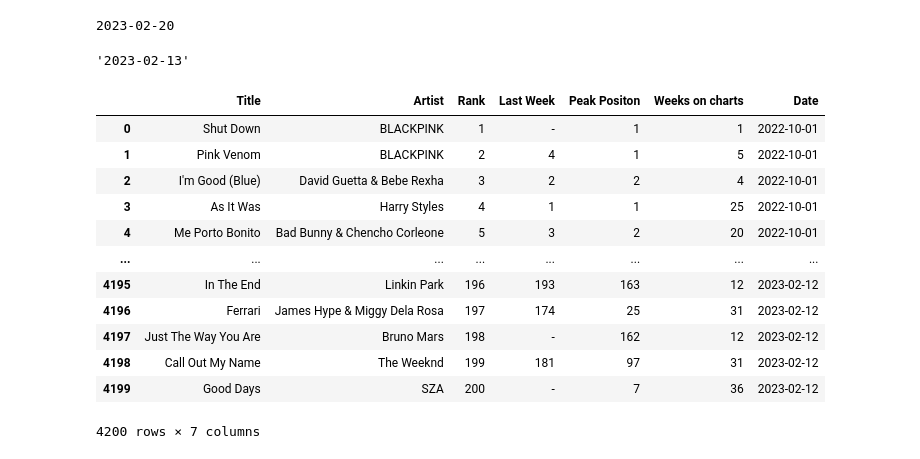
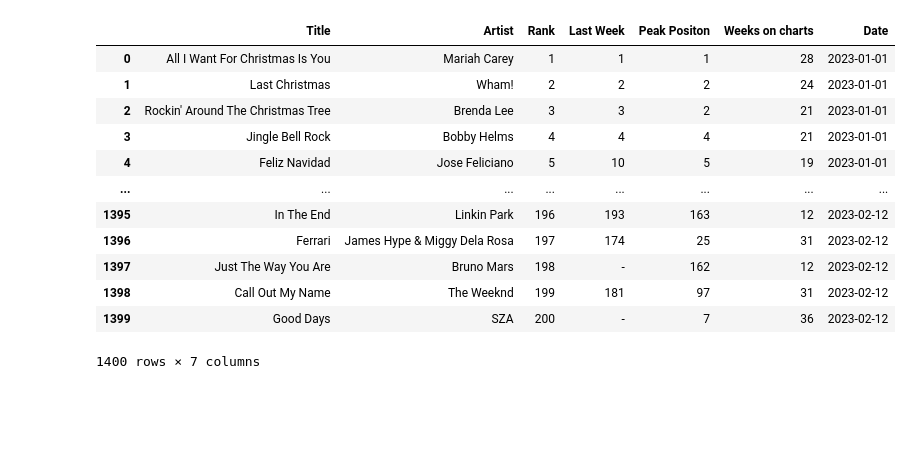
Before and after one commit to camdore/Billboard-Genius, a Jupyter notebook: test_navigation.ipynb, the cells around one changed output. Drawn from its saved outputs; the diff is of its cells as text; code cells hidden in the pictures; blank space fills up the shorter version.

```diff
--- a/test_navigation.ipynb
+++ b/test_navigation.ipynb
@@ -71,16 +12,12 @@ import pandas as pd
 # %%
-import datetime
-from datetime import date
-
 options = webdriver.ChromeOptions()
 options.add_argument('--headless')
 options.add_argument('--disable-gpu')
 driver = webdriver.Chrome(ChromeDriverManager().install(), options=options)
-# driver = webdriver.Chrome(ChromeDriverManager().install())
+
 driver.get("https://www.billboard.com/charts/billboard-global-200/")
 
-# driver.find_element(By.XPATH,"/html/body/div[6]/div[2]/div/div/div[2]/div/div/button[1]").click()
-driver.find_element(By.XPATH,"/html/body/div[5]/div[2]/div/div/div[2]/div/div/button[1]").click()
+driver.find_element(By.XPATH,"//*[@id='onetrust-reject-all-handler']").click()
 # enlever la box privacy policy
 # driver.find_element(By.XPATH,"/html/body/div[5]/div[1]/span").click()
 
@@ -131,57 +68,49 @@ def first_day_of_each_week_for_year(year):
     one_week = datetime.timedelta(weeks=1)
     current_week = first_day_of_year
     every_date.append(first_day_of_year)
 
     while current_week.year == year:
         current_week += one_week
         every_date.append(current_week)
 
     return every_date
 
 today = date.today()
 
 get_dates_of_year_by_week(2022,3)
 first_day_of_each_week_for_year(2023)
-# print(every_date)
+
 for elt_date in every_date:
     elt_date = elt_date.strftime("%Y-%m-%d")
     today = date.today() - datetime.timedelta(weeks=1)
-    # print(today)
     if elt_date >= today.strftime("%Y-%m-%d"):
         break
     else :
         # get on the correct billboard page
         driver.get(f"https://www.billboard.com/charts/billboard-global-200/{elt_date}")
         # create a list with the date for all entries (200 per date)
         [list_date.append(elt_date) for i in range(200)]
         # scrape all the data
         i = [scraper(i,j,iterateur200,221) for i, j in zip(allList, allXpath)]
 
 df = pd.DataFrame(list(zip(title,artist,rank,last_week,peak_pos,weeks_on_chart,list_date)),columns=['Title','Artist','Rank','Last Week','Peak Positon','Weeks on charts','Date'])
 
 driver.close()
+
+df
+# %% [output]
+|  | Title | Artist | Rank | Last Week | Peak Positon | Weeks on charts | Date |
+| 0 | All I Want For Christmas Is You | Mariah Carey | 1 | 1 | 1 | 28 | 2023-01-01 |
+| 1 | Last Christmas | Wham! | 2 | 2 | 2 | 24 | 2023-01-01 |
+| 2 | Rockin' Around The Christmas Tree | Brenda Lee | 3 | 3 | 2 | 21 | 2023-01-01 |
+| 3 | Jingle Bell Rock | Bobby Helms | 4 | 4 | 4 | 21 | 2023-01-01 |
+| 4 | Feliz Navidad | Jose Feliciano | 5 | 10 | 5 | 19 | 2023-01-01 |
+| ... | ... | ... | ... | ... | ... | ... | ... |
+| 1395 | In The End | Linkin Park | 196 | 193 | 163 | 12 | 2023-02-12 |
+| 1396 | Ferrari | James Hype & Miggy Dela Rosa | 197 | 174 | 25 | 31 | 2023-02-12 |
+| 1397 | Just The Way You Are | Bruno Mars | 198 | - | 162 | 12 | 2023-02-12 |
+| 1398 | Call Out My Name | The Weeknd | 199 | 181 | 97 | 31 | 2023-02-12 |
+| 1399 | Good Days | SZA | 200 | - | 7 | 36 | 2023-02-12 |
+1400 rows × 7 columns
-# %%
-print(date.today())
-today = date.today() - datetime.timedelta(weeks=1)
-today.strftime("%Y-%m-%d")
-# %% [output]
-2023-02-20
-'2023-02-13'
-# %%
-df
-# %% [output]
-|  | Title | Artist | Rank | Last Week | Peak Positon | Weeks on charts | Date |
-| 0 | Shut Down | BLACKPINK | 1 | - | 1 | 1 | 2022-10-01 |
-| 1 | Pink Venom | BLACKPINK | 2 | 4 | 1 | 5 | 2022-10-01 |
-| 2 | I'm Good (Blue) | David Guetta & Bebe Rexha | 3 | 2 | 2 | 4 | 2022-10-01 |
-| 3 | As It Was | Harry Styles | 4 | 1 | 1 | 25 | 2022-10-01 |
-| 4 | Me Porto Bonito | Bad Bunny & Chencho Corleone | 5 | 3 | 2 | 20 | 2022-10-01 |
-| ... | ... | ... | ... | ... | ... | ... | ... |
-| 4195 | In The End | Linkin Park | 196 | 193 | 163 | 12 | 2023-02-12 |
-| 4196 | Ferrari | James Hype & Miggy Dela Rosa | 197 | 174 | 25 | 31 | 2023-02-12 |
-| 4197 | Just The Way You Are | Bruno Mars | 198 | - | 162 | 12 | 2023-02-12 |
-| 4198 | Call Out My Name | The Weeknd | 199 | 181 | 97 | 31 | 2023-02-12 |
-| 4199 | Good Days | SZA | 200 | - | 7 | 36 | 2023-02-12 |
-4200 rows × 7 columns
 # %%
 df.to_csv('dataframe.csv',sep=';',index=False)
```
Also changed, not shown: parts of 11 cells of this notebook, 9 other files.
